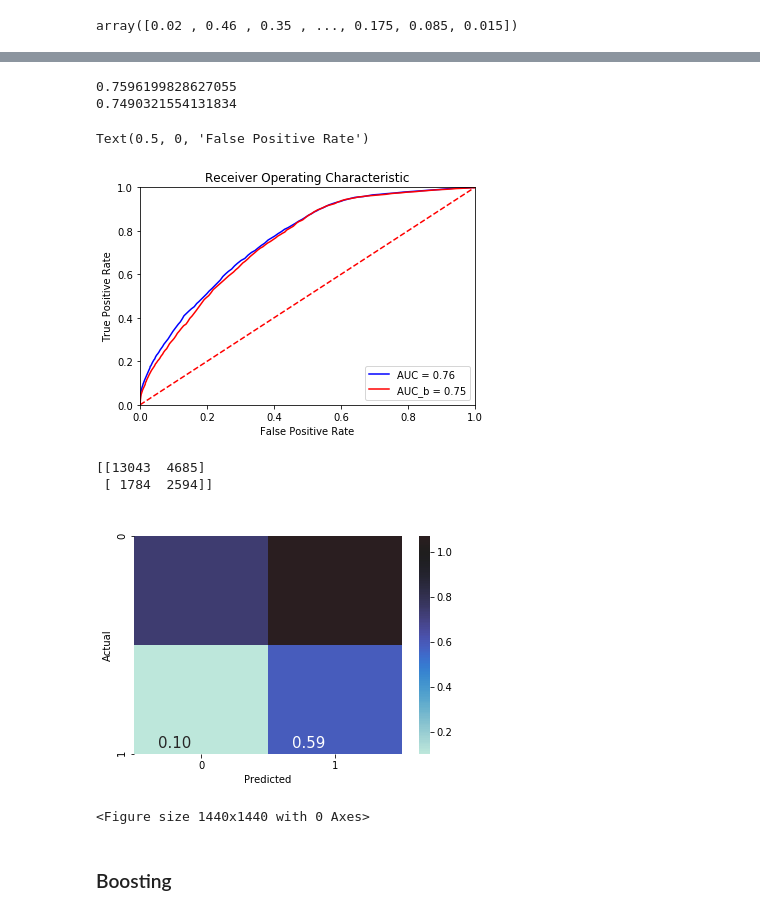
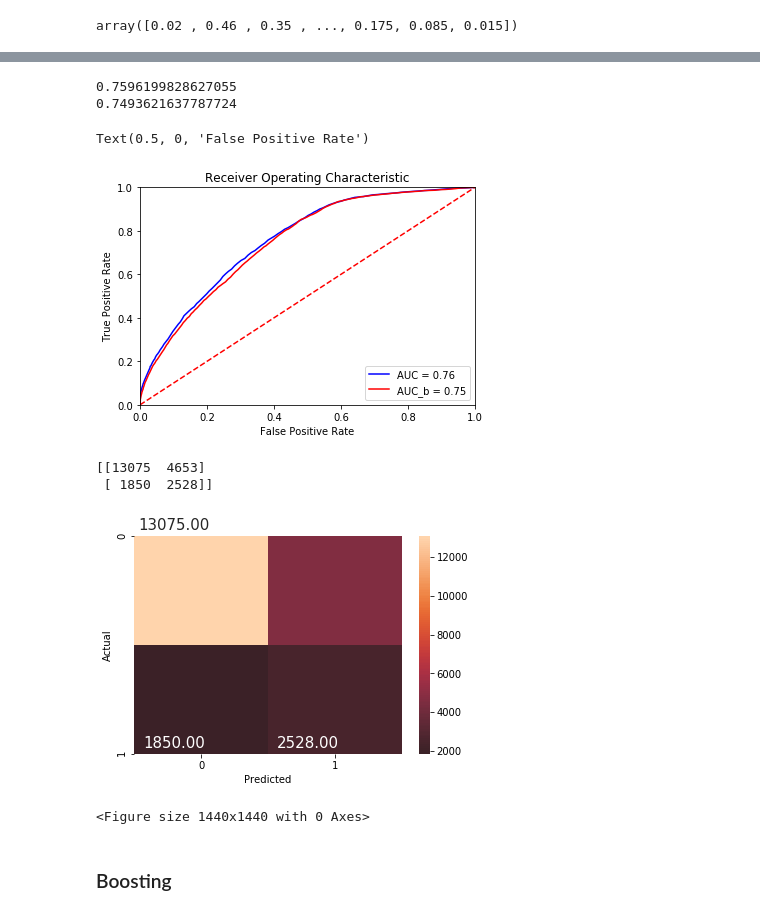
Before and after one commit to vpl19/ML_HDA_project, a Jupyter notebook: ML_Notebbok2.ipynb, the cells around one changed output, grey strips where cells are left out. Saved outputs shown, nothing was run; the diff lists cells and outputs as text; code cells hidden in the pictures.

```diff
--- a/ML_Notebbok2.ipynb
+++ b/ML_Notebbok2.ipynb
@@ -491,6 +541,6 @@ array([0.01 , 0.45 , 0.26 , ..., 0.105, 0.095, 0.075])
 # %%
 from sklearn.metrics import roc_curve
-#y_test= '1' <= y_test
+y_test= '1' <= y_test
 
 fpr, tpr, threshold = roc_curve(y_test, predictions)
 from sklearn.metrics import auc
@@ -580,43 +674,43 @@ plt.ylabel('True Positive Rate')
 plt.xlabel('False Positive Rate')
 # %% [output]
 0.7596199828627055
-0.7490321554131834
+0.7493621637787724
 Text(0.5, 0, 'False Positive Rate')
-[figure, old version]
+[figure, new version]
 # %%
-#predictions= '1' <= predictions
+predictions= '1' <= predictions
 
 from sklearn.metrics import confusion_matrix
 
 conf_mat = confusion_matrix(y_test, predictions)
 print(conf_mat)
 # %% [output]
-[[13043  4685]
- [ 1784  2594]]
+[[13075  4653]
+ [ 1850  2528]]
 # %%
 # try to get the value at the bottom printed as well would be cool + there
 
-cmn = conf_mat / conf_mat.astype(np.float).sum(axis=1)
+#cmn = conf_mat / conf_mat.astype(np.float).sum(axis=1)
 
 import seaborn as sns
 import numpy as np; np.random.seed(0)
 import matplotlib.pylab as plt
 import matplotlib.transforms
 
 akws = {"ha": 'left',"va": 'top'}
-ax = sns.heatmap(cmn,  annot=True, annot_kws={"size": 15},fmt='.2f',center=True)
+ax = sns.heatmap(conf_mat,  annot=True, annot_kws={"size": 15},fmt='.2f',center=True)
 
 for t in ax.texts:
     trans = t.get_transform()
     offs = matplotlib.transforms.ScaledTranslation(-0.2, -0.05,
                     matplotlib.transforms.IdentityTransform())
     t.set_transform( offs + trans )
 plt.ylabel('Actual')
 plt.xlabel('Predicted')
 plt.figure(figsize=(20,20))
 plt.show()
 # %% [output]
-[figure, old version]
+[figure, new version]
 <Figure size 1440x1440 with 0 Axes>
 # %% [markdown]
 ### Boosting
```
Also changed, not shown: parts of 41 cells of this notebook.
